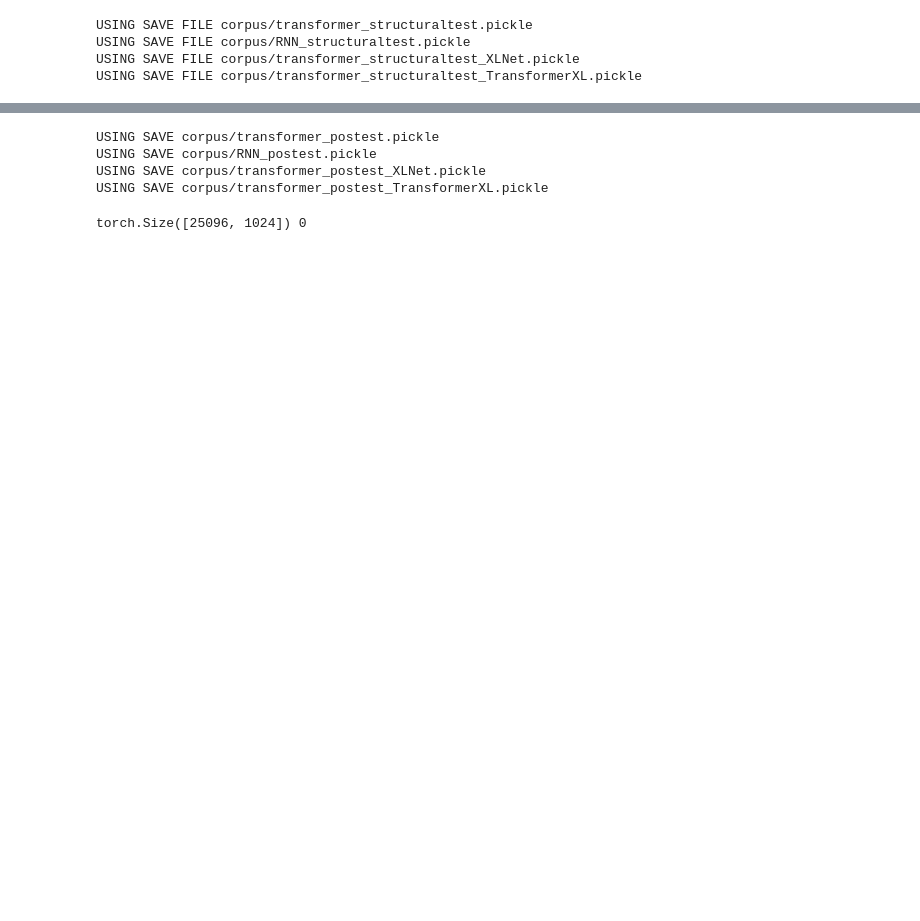
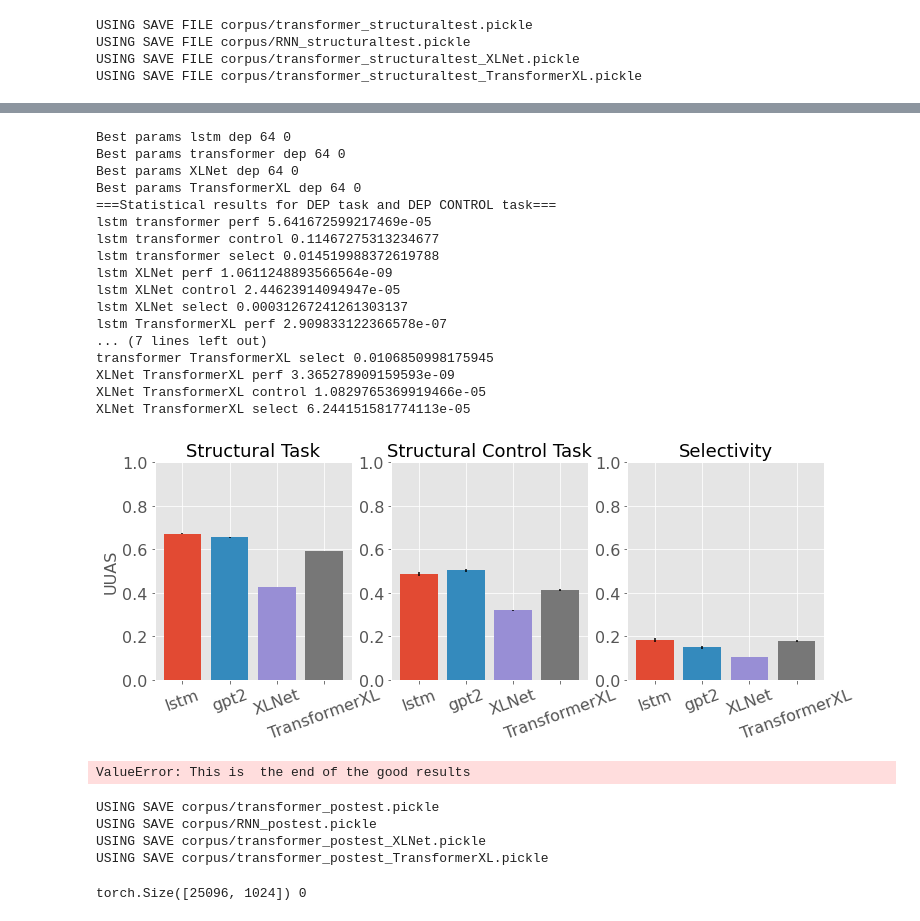
Before and after one commit to annaproxy/nlp2-probing-lms, a Jupyter notebook: Results.ipynb, the cells around one changed output, grey strips where cells are left out. Saved outputs shown, nothing was run; the diff lists cells and outputs as text; code cells hidden in the pictures; blank space fills up the shorter version.

```diff
--- a/Results.ipynb
+++ b/Results.ipynb
@@ -566,3 +573,72 @@ plt.savefig('struct.eps', format='eps')
+# %%
+
+perfs = {'lstm':[], 'transformer':[],'XLNet':[], 'TransformerXL':[]}
+
+controls = {'lstm':[], 'transformer':[],'XLNet':[], 'TransformerXL':[]}
+
+selects = {'lstm':[], 'transformer':[],'XLNet':[], 'TransformerXL':[]}
+
+fig, (ax1,ax2,ax3) = plt.subplots(1,3, figsize=(12,4))
+
+for model in ['lstm', 'transformer','XLNet', 'TransformerXL']:
+    task = 'dep'
+    h, d = find_best_dev_given_task_and_model(task, model)
+    print("Best params", model, task, h,d)
+    mean, sd, group1 = mean_test_acc(result_dict[task][model][h][d])
+    meanC, sdC, group2 = mean_test_acc(result_dict['controldep'][model][h][d])
+    perfs[model] = group1
+    controls[model] = group2
+    selects[model] = np.array(group1) - np.array(group2)
+    if model == 'transformer': model = 'gpt2'
+
+    ax1.bar(model, mean, yerr= sd, width=0.8, label='model')
+    ax2.bar(model, meanC, yerr=sdC, width=0.8,label='model')
+    ax3.bar(model, mean-meanC, yerr=sd-sdC,width=0.8, label='model')
+print("===Statistical results for DEP task and DEP CONTROL task===")
+for m1, model in enumerate(['lstm', 'transformer','XLNet', 'TransformerXL']):
+    for m2, model2 in enumerate(['lstm', 'transformer','XLNet', 'TransformerXL']):
+        if m2 > m1:
+            #print(diffs[model])
+            #print(diffs[model2])
+            #print(model, model2, stats.ttest_ind(diffs[model], diffs[model2]).pvalue)
+            print(model, model2, 'perf', stats.ttest_ind(perfs[model], perfs[model2]).pvalue)
+            print(model, model2, 'control', stats.ttest_ind(controls[model], controls[model2]).pvalue)
+            print(model, model2, 'select', stats.ttest_ind(selects[model], selects[model2]).pvalue)
+
+ax1.set_title("Structural Task", fontsize=18)
+ax2.set_title("Structural Control Task", fontsize=18)
+ax3.set_title("Selectivity", fontsize=18)
+ax1.set_ylabel("UUAS", fontsize=16)
+
+for ax in [ax1,ax2,ax3]:
+    ax.set_ylim(0,1)
+    ax.tick_params(axis='x', rotation=20, labelsize=16)
+    ax.tick_params(axis='y', labelsize=16)
+plt.savefig('struct.eps', format='eps')
+#plt.show()
+# %% [output]
+Best params lstm dep 64 0
+Best params transformer dep 64 0
+Best params XLNet dep 64 0
+Best params TransformerXL dep 64 0
+===Statistical results for DEP task and DEP CONTROL task===
+lstm transformer perf 5.641672599217469e-05
+lstm transformer control 0.11467275313234677
+lstm transformer select 0.014519988372619788
+lstm XLNet perf 1.0611248893566564e-09
+lstm XLNet control 2.44623914094947e-05
+lstm XLNet select 0.00031267241261303137
+lstm TransformerXL perf 2.909833122366578e-07
+... (7 lines left out)
+transformer TransformerXL select 0.0106850998175945
+XLNet TransformerXL perf 3.365278909159593e-09
+XLNet TransformerXL control 1.0829765369919466e-05
+XLNet TransformerXL select 6.244151581774113e-05
+[figure, added]
+# %%
+raise ValueError("This is  the end of the good results")
+# %% [output]
+ValueError: This is  the end of the good results
 # %%
 def acc_per_position(model, test_loader, list_of_positions, list_of_lengths):
     position_amount_dict = defaultdict(lambda:0)
```
Also changed, not shown: parts of 15 cells of this notebook, 2 other files.
